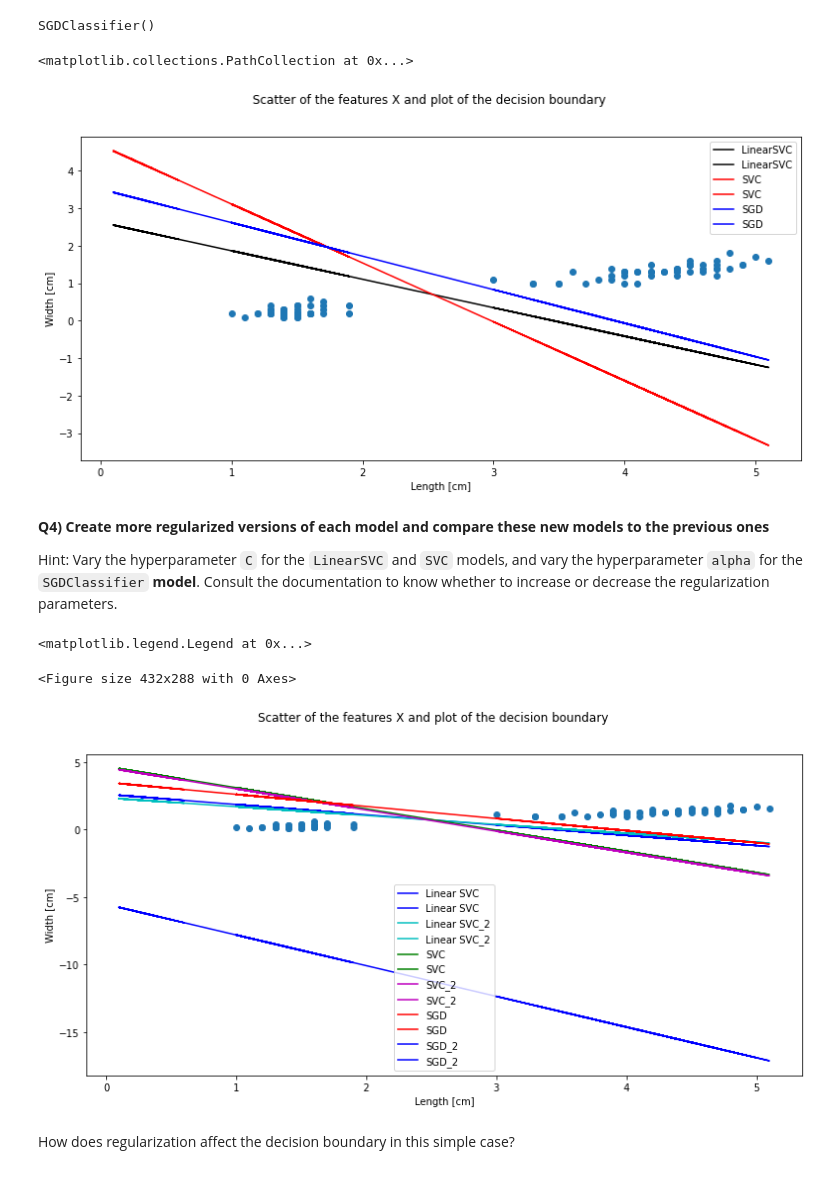
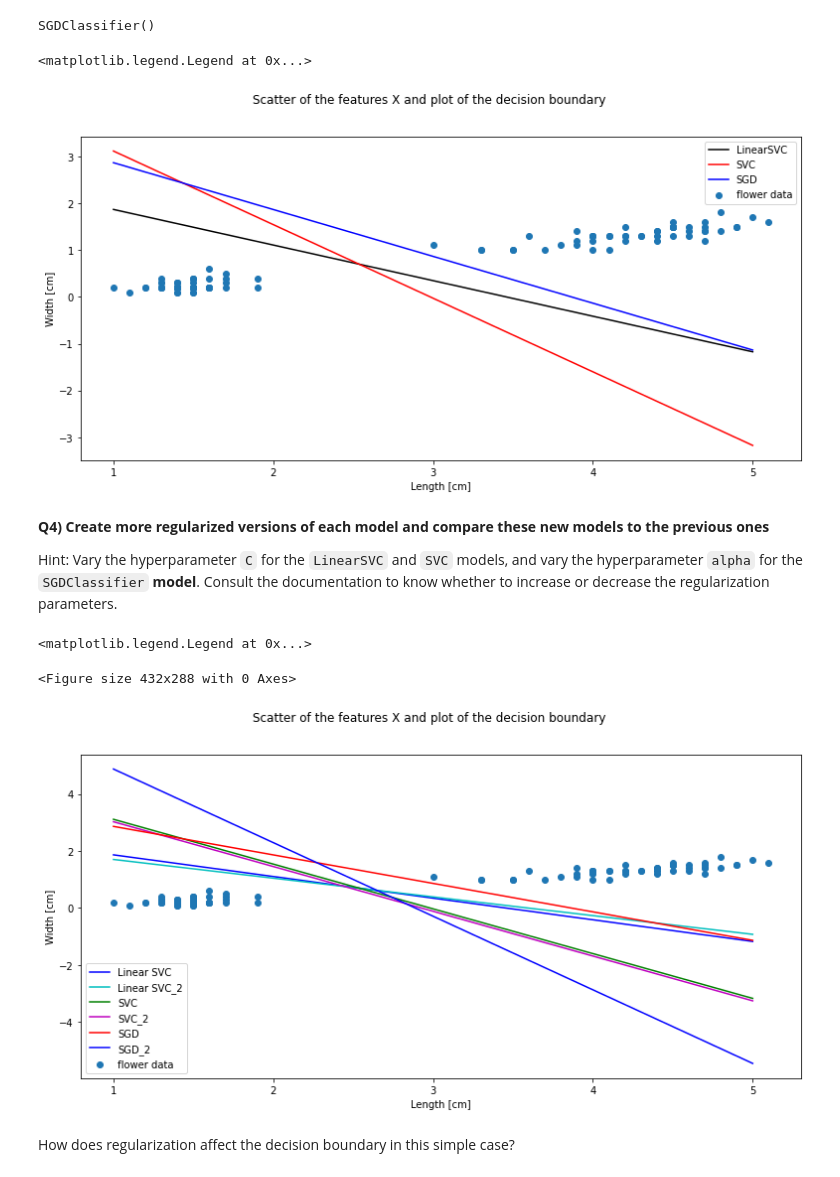
Before and after one commit to CReis93/2022_ML_Earth_Env_Sci, a Jupyter notebook: Copie_de_Copie_de_S3_1_SVM.ipynb, the cells around one changed output. Drawn from its saved outputs; the diff is of its cells as text; code cells hidden in the pictures.

```diff
--- a/Copie_de_Copie_de_S3_1_SVM.ipynb
+++ b/Copie_de_Copie_de_S3_1_SVM.ipynb
@@ -138,25 +142,31 @@ SGDClassifier()
 # %%
 # Calculate their weights and intercepts
 
+#linearSVC
+x = np.linspace(1,5,100)
+y_bound = -((W[0]*x+I)/W[1])
+
+# SDG
 W_cla = cla.coef_[0]
 I_cla = cla.intercept_
 
-y_bound_cla = -((W_cla[0]*X+I_cla)/W_cla[1])
+y_bound_cla = -((W_cla[0]*x+I_cla)/W_cla[1])
 
+# SVC
 W_svc = svc.coef_[0]
 I_svc = svc.intercept_
 
-y_bound_svc = -((W_svc[0]*X+I_svc)/W_svc[1])
+y_bound_svc = -((W_svc[0]*x+I_svc)/W_svc[1])
 # %%
 # Plot all three decision boundaries on the same labeled figure
 
 fig, ax = plt.subplots(figsize=(13,6))
 
-ax.plot(X,y_bound,c='Black',label='LinearSVC')
+ax.plot(x,y_bound,c='Black',label='LinearSVC')
 
-ax.plot(X,y_bound_svc,c='red',label='SVC')
+ax.plot(x,y_bound_svc,c='red',label='SVC')
 
-ax.plot(X,y_bound_cla,c='blue',label='SGD')
+ax.plot(x,y_bound_cla,c='blue',label='SGD')
 
 # Set figure title and axis labels
 fig.suptitle('Scatter of the features X and plot of the decision boundary')
@@ -164,9 +174,11 @@ ax.set_xlabel("Length [cm]")
 ax.set_ylabel("Width [cm]")
 ax.legend()
 ax.scatter(X[:, 0], X[:, 1],label='flower data')
+
+ax.legend()
 # %% [output]
-<matplotlib.collections.PathCollection at 0x...>
+<matplotlib.legend.Legend at 0x...>
-[figure, old version]
+[figure, new version]
 # %% [markdown]
 **Q4) Create more regularized versions of each model and compare these new models to the previous ones**
 
@@ -180,7 +192,7 @@ linsvc.fit(X,y)
 W = linsvc.coef_[0]
 I = linsvc.intercept_
 
-y_bound2 = -((W[0]*X+I)/W[1])
+y_bound2 = -((W[0]*x+I)/W[1])
 # %%
 # Fit more regularized versions of the `SVC` model
 
@@ -191,47 +203,47 @@ svc.fit(X,y)
 W_svc = svc.coef_[0]
 I_svc = svc.intercept_
 
-y_bound_svc2 = -((W_svc[0]*X+I_svc)/W_svc[1])
+y_bound_svc2 = -((W_svc[0]*x+I_svc)/W_svc[1])
 # %%
 # Fit more regularized versions of the `SGDClassifier` model
-cla = SGDClassifier(alpha = 6)
+cla = SGDClassifier(alpha = 0.1)
 
 cla.fit(X,y)
 
 W_cla = cla.coef_[0]
 I_cla = cla.intercept_
 
-y_bound_cla2 = -((W_cla[0]*X+I_cla)/W_cla[1])
+y_bound_cla2 = -((W_cla[0]*x+I_cla)/W_cla[1])
 # %%
 # Compare the new decision boundaries to the old ones
 import matplotlib.pyplot as plt
 plt.clf()
 
 # Plot all three decision boundaries on the same labeled figure
 
 fig, ax = plt.subplots(figsize=(13,6))
 
 # Set figure title and axis labels
 fig.suptitle('Scatter of the features X and plot of the decision boundary')
 ax.set_xlabel("Length [cm]")
 ax.set_ylabel("Width [cm]")
 
-ax.scatter(X[:, 0], X[:, 1])
+ax.scatter(X[:, 0], X[:, 1],label='flower data')
 
-ax.plot(X,y_bound,c='b',label='Linear SVC')
-ax.plot(X,y_bound2,c='c',label='Linear SVC_2')
+ax.plot(x,y_bound,c='b',label='Linear SVC')
+ax.plot(x,y_bound2,c='c',label='Linear SVC_2')
 
-ax.plot(X,y_bound_svc,c='g',label='SVC')
-ax.plot(X,y_bound_svc2,c='m',label='SVC_2')
+ax.plot(x,y_bound_svc,c='g',label='SVC')
+ax.plot(x,y_bound_svc2,c='m',label='SVC_2')
 
-ax.plot(X,y_bound_cla,c='r',label='SGD')
-ax.plot(X,y_bound_cla2,c='b',label='SGD_2')
+ax.plot(x,y_bound_cla,c='r',label='SGD')
+ax.plot(x,y_bound_cla2,c='b',label='SGD_2')
 
 plt.legend()
 # %% [output]
 <matplotlib.legend.Legend at 0x...>
 <Figure size 432x288 with 0 Axes>
-[figure, old version]
+[figure, new version]
 # %% [markdown]
 How does regularization affect the decision boundary in this simple case?
 # %% [markdown]
```
Also changed, not shown: parts of 1 cell of this notebook.
